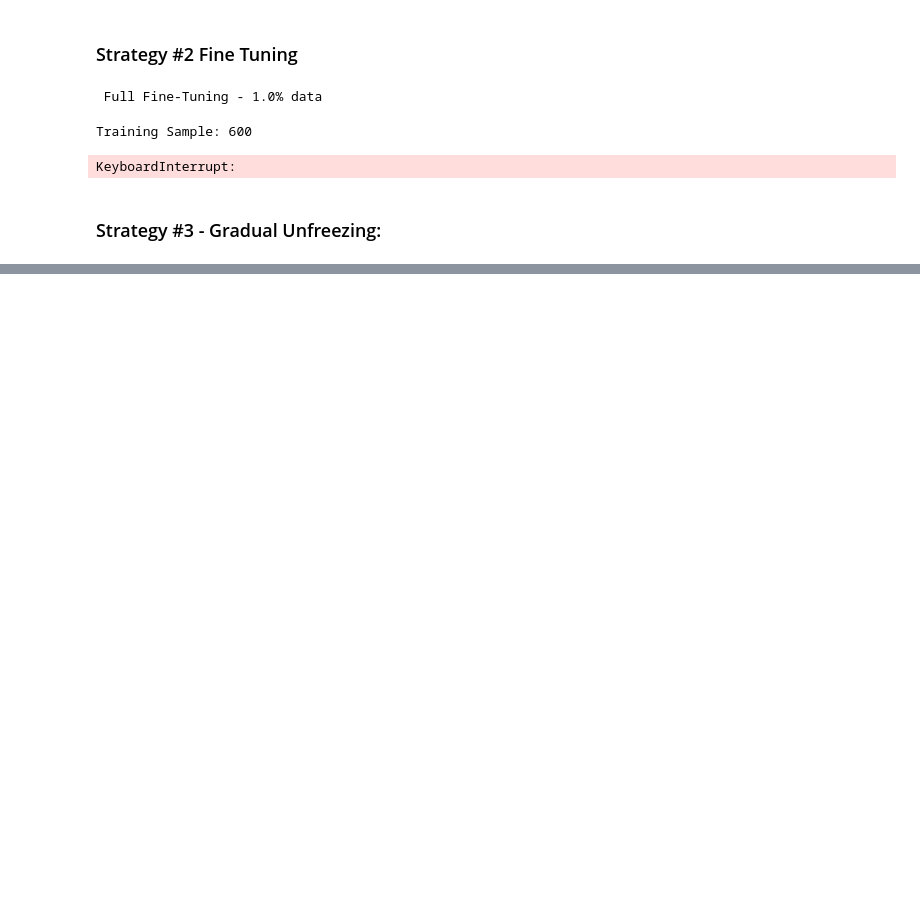
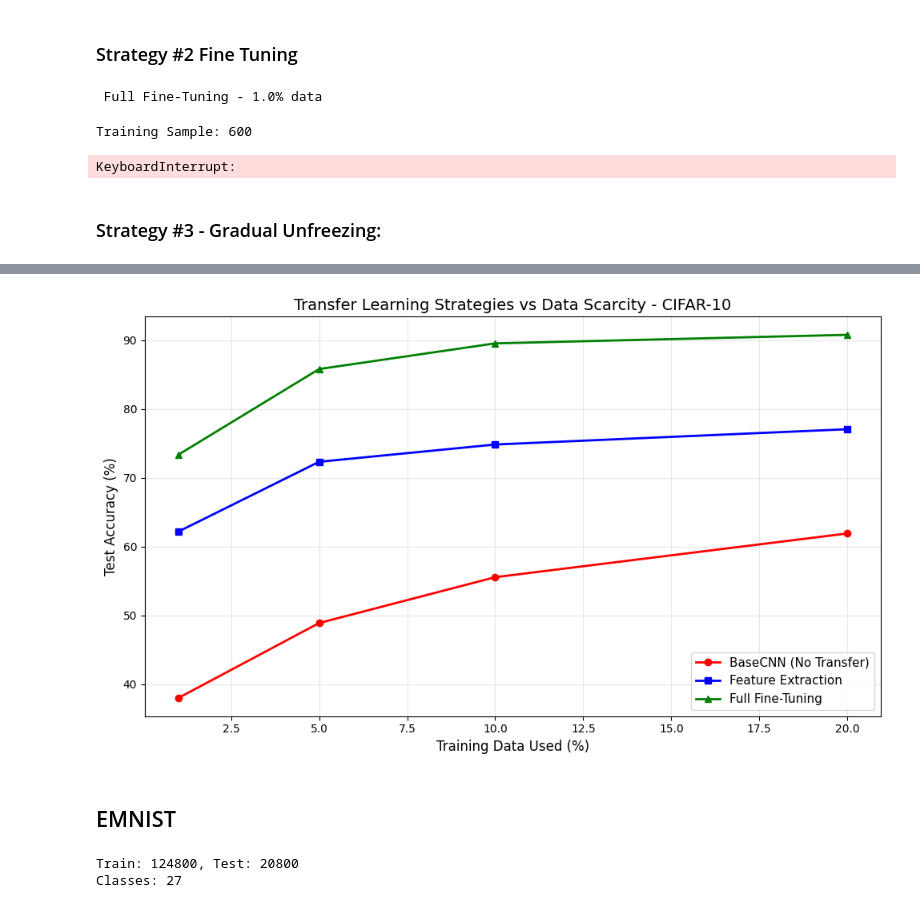
Before and after one commit to GottaLearnItALL/Independent_Study, a Jupyter notebook: main.ipynb, the cells around one changed output, grey strips where cells are left out. Saved outputs shown, nothing was run; the diff lists cells and outputs as text; code cells hidden in the pictures; blank space fills up the shorter version.

```diff
--- a/main.ipynb
+++ b/main.ipynb
@@ -621,0 +771,16 @@ print(f"TEST ACCURACY: {acc:.2f}%")
+# %%
+cifar_ft_results = {}
+
+for frac in fractions:
+    print(f"\nFull Fine-Tuning - {frac*100}% data ({int(len(train_data_cifar)*frac)} samples)")
+
+    model = models.resnet18(pretrained=True)
+    model.fc = nn.Linear(512, 10)
+
+    subset = get_sparse_subset(train_data_cifar, frac)
+    train_loader = DataLoader(subset, batch_size=32, shuffle=True)
+
+    train_model(model, train_loader, epochs=5, lr=0.0001)
+    acc = test_model(model, test_loader_cifar)
+    cifar_ft_results[frac] = acc
+    print(f"TEST ACCURACY: {acc:.2f}%")
@@ -621,0 +799,51 @@ print(f"TEST ACCURACY: {acc:.2f}%")
+# %%
+plt.figure(figsize=(10, 6))
+plt.plot(percentages, [cifar_baseline_results[f] for f in fractions], 'o-', linewidth=2, color='red', label='BaseCNN (No Transfer)')
+plt.plot(percentages, [cifar_fe_results[f] for f in fractions], 's-', linewidth=2, color='blue', label='Feature Extraction')
+plt.plot(percentages, [cifar_ft_results[f] for f in fractions], '^-', linewidth=2, color='green', label='Full Fine-Tuning')
+
+plt.xlabel('Training Data Used (%)', fontsize=12)
+plt.ylabel('Test Accuracy (%)', fontsize=12)
+plt.title('Transfer Learning Strategies vs Data Scarcity - CIFAR-10', fontsize=14)
+plt.legend(fontsize=11)
+plt.grid(True, alpha=0.3)
+plt.tight_layout()
+plt.show()
+# %% [output]
+[figure, added]
+# %% [markdown]
+## EMNIST
+# %%
+# EMNIST transforms
+transform_emnist_base = transforms.Compose([
+    transforms.Grayscale(3),
+    transforms.ToTensor(),
+    transforms.Normalize([0.485, 0.456, 0.406],
+                        [0.229, 0.224, 0.225])
+])
+
+transform_emnist_resnet = transforms.Compose([
+    transforms.Grayscale(3),
+    transforms.Resize((224, 224)),
+    transforms.ToTensor(),
+    transforms.Normalize([0.485, 0.456, 0.406],
+                        [0.229, 0.224, 0.225])
+])
+
+# load both versions
+train_emnist_base = datasets.EMNIST(root='./data', split='letters', train=True, download=True, transform=transform_emnist_base)
+test_emnist_base = datasets.EMNIST(root='./data', split='letters', train=False, download=True, transform=transform_emnist_base)
+
+train_emnist_resnet = datasets.EMNIST(root='./data', split='letters', train=True, download=True, transform=transform_emnist_resnet)
+test_emnist_resnet = datasets.EMNIST(root='./data', split='letters', train=False, download=True, transform=transform_emnist_resnet)
+
+test_loader_emnist_base = DataLoader(test_emnist_base, batch_size=64, shuffle=False)
+test_loader_emnist_resnet = DataLoader(test_emnist_resnet, batch_size=32, shuffle=False)
+
+num_classes_emnist = 27  # 26 letters + 1
+
+print(f"Train: {len(train_emnist_base)}, Test: {len(test_emnist_base)}")
+print(f"Classes: {num_classes_emnist}")
+# %% [output]
+Train: 124800, Test: 20800
+Classes: 27
```
Also changed, not shown: parts of 12 cells of this notebook, 9 other files.
